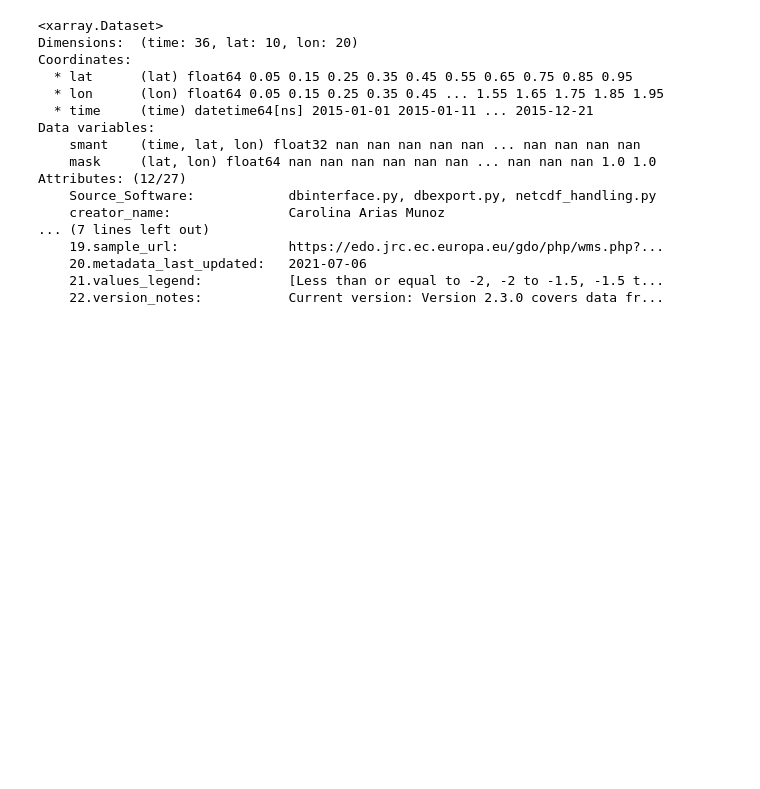
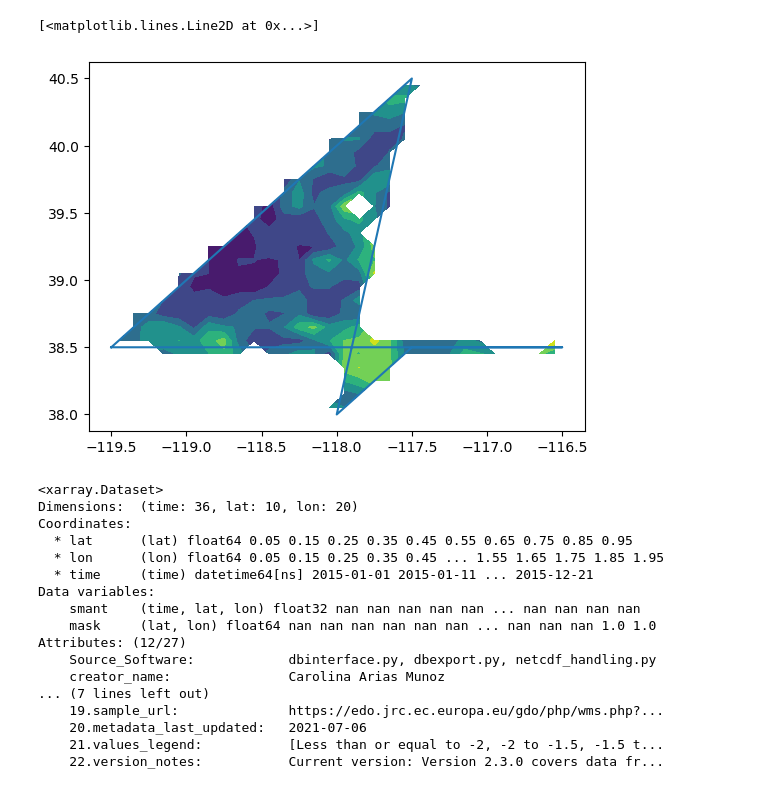
Before and after one commit to pixalytics-ltd/Climate-drought, a Jupyter notebook: test_cdi.ipynb, the cells around one changed output. Drawn from its saved outputs; the diff is of its cells as text; code cells hidden in the pictures; blank space fills up the shorter version.

```diff
--- a/test_cdi.ipynb
+++ b/test_cdi.ipynb
@@ -32,6 +19,5 @@ fpaths
 # %%
-ds_full = xr.open_dataset(fpaths[0]).drop_vars(['4326'])
-lons = [0.5,2.5,2,4.5,3.5]
-lats = [2.5,4.5,2,2.5,0.5]
-aa = config.AnalysisArgs(latitude=[38.5,40.5,38,38.5,38.5],longitude=[-119.5,-117.5,-118,-117.5,-116.5],start_date='20200121',end_date='20221231')
-ds_full
+cf = config.Config(outdir= 'output',indir='input',verbose=False)
+aa_pt = config.AnalysisArgs(latitude=38.5,longitude=-119.5,start_date='20200121',end_date='20230531',oformat='cov')
+aa_bb = config.AnalysisArgs(latitude=[38.5,40.5],longitude=[-119.5,-117.5],start_date='20200121',end_date='20230531')
+aa_pn = config.AnalysisArgs(latitude=[38.5,40.5,38,38.5,38.5],longitude=[-119.5,-117.5,-118,-117.5,-116.5],start_date='20200121',end_date='20230531')
@@ -64,2 +23,0 @@ grid_y = 0.01
-# %%
-ds = utils.mask_ds_bbox(ds_full,np.min(lons),np.max(lons),np.min(lats),np.max(lats))
@@ -104,6 +23,0 @@ def polycell(x,y):
-# %%
-mask = np.ones((len(ynp),len(xnp))) * np.nan
-for i,x in enumerate(xnp):
-    for j,y in enumerate(ynp):
-        pc = polycell(x,y)
-        mask[j,i]=pn.contains(pc) or pn.overlaps(pc)
@@ -162,2 +40,0 @@ sma.download()
-# %%
-ds = sma.load_and_trim()
@@ -169,0 +136,10 @@ NameError: name 'self' is not defined
+# %%
+da = ds.smant.where(ds.smant!=dri.OUTSIDE_AREA_SELECTION, drop=True)
+plt.contourf(ds.lon,ds.lat,da.isel(time=0))
+
+pn = Polygon(tuple([(x,y) for x,y in zip(aa_pn.longitude,aa_pn.latitude)]))
+px,py = pn.exterior.xy
+plt.plot(px,py)
+# %% [output]
+[<matplotlib.lines.Line2D at 0x...>]
+[figure, added]
```
Also changed, not shown: parts of 26 cells of this notebook, 1 other file.
